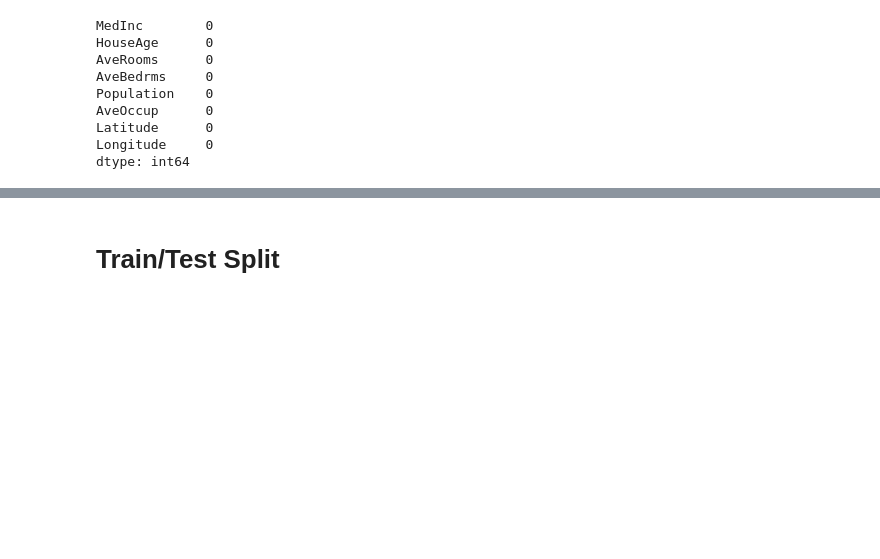
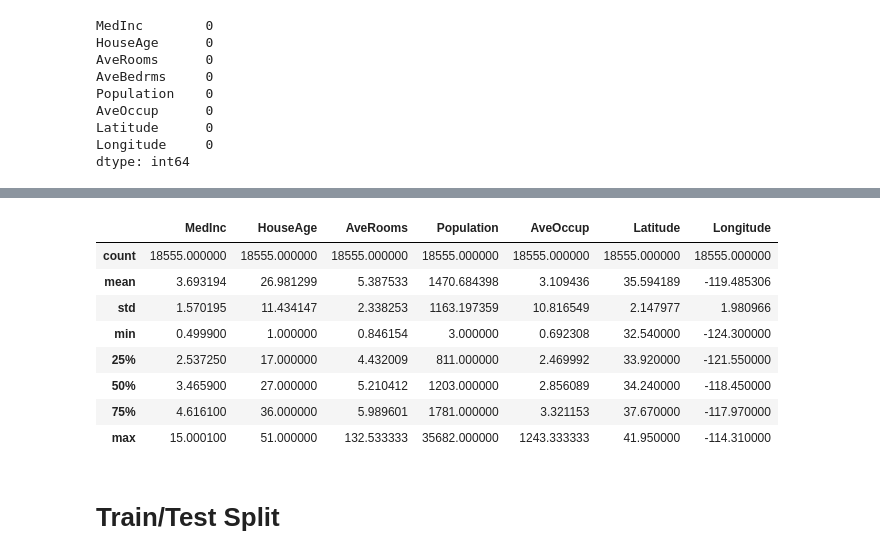
Before and after one commit to fedj99/robot_judge_2021, a Jupyter notebook: homeworks/HW03.ipynb, the cells around one changed output, grey strips where cells are left out. Saved outputs shown, nothing was run; the diff lists cells and outputs as text; code cells hidden in the pictures; blank space fills up the shorter version.

```diff
--- a/homeworks/HW03.ipynb
+++ b/homeworks/HW03.ipynb
@@ -132,3 +155,21 @@ for i, feature_name in zip(range(0, len(data.feature_names)), data.feature_names
+# %%
+# From the correlation matrix we can see that "AveBedrms" is highly correlated with "AveRooms"
+# It might be better to drop one of those predictors (we shall drop "AveBedrms")
+
+if ('AveBedrms' in X_df_capped.columns):
+    X_df_capped = X_df_capped.drop('AveBedrms', 1)
+
+X_df_capped.describe()
+# %% [output]
+|  | MedInc | HouseAge | AveRooms | Population | AveOccup | Latitude | Longitude |
+| count | 18555.000000 | 18555.000000 | 18555.000000 | 18555.000000 | 18555.000000 | 18555.000000 | 18555.000000 |
+| mean | 3.693194 | 26.981299 | 5.387533 | 1470.684398 | 3.109436 | 35.594189 | -119.485306 |
+| std | 1.570195 | 11.434147 | 2.338253 | 1163.197359 | 10.816549 | 2.147977 | 1.980966 |
+| min | 0.499900 | 1.000000 | 0.846154 | 3.000000 | 0.692308 | 32.540000 | -124.300000 |
+| 25% | 2.537250 | 17.000000 | 4.432009 | 811.000000 | 2.469992 | 33.920000 | -121.550000 |
+| 50% | 3.465900 | 27.000000 | 5.210412 | 1203.000000 | 2.856089 | 34.240000 | -118.450000 |
+| 75% | 4.616100 | 36.000000 | 5.989601 | 1781.000000 | 3.321153 | 37.670000 | -117.970000 |
+| max | 15.000100 | 51.000000 | 132.533333 | 35682.000000 | 1243.333333 | 41.950000 | -114.310000 |
 # %% [markdown]
 # Train/Test Split
 # %%
```
Also changed, not shown: parts of 15 cells of this notebook.
